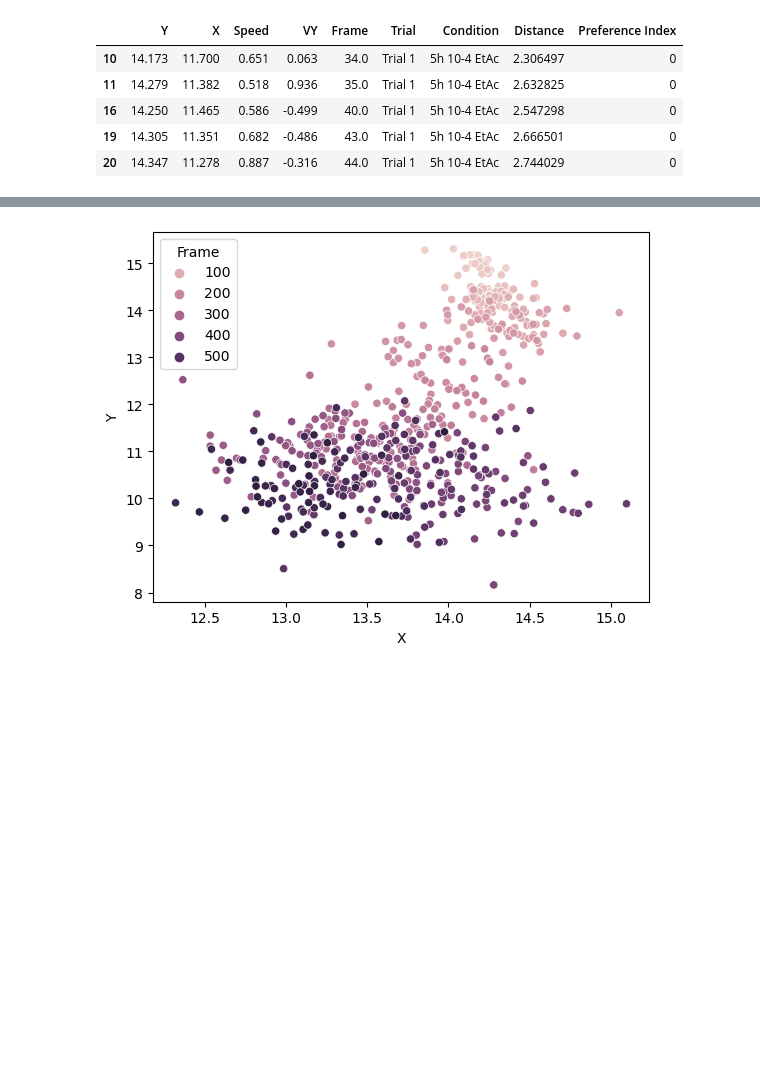
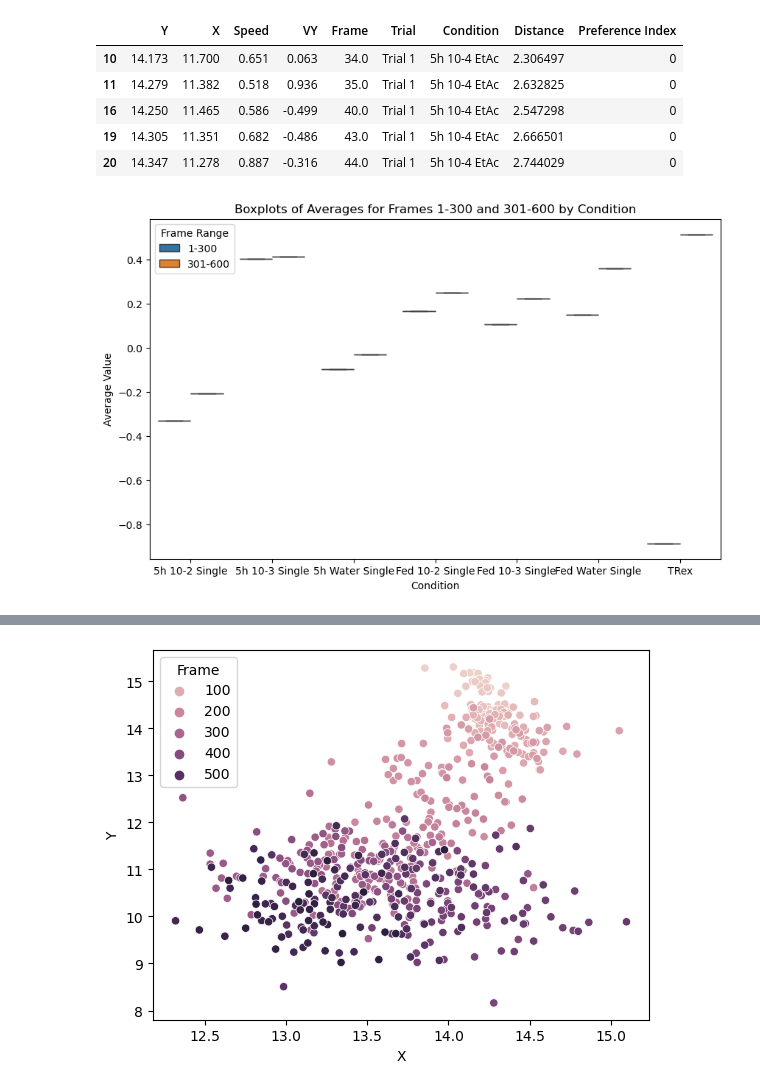
Before and after one commit to HariPNarayanan/larva-locater, a Jupyter notebook: Hard Save - PEP 8/Preference Index - PEP 8.ipynb, the cells around one changed output, grey strips where cells are left out. Drawn from its saved outputs; the diff is of its cells as text; code cells hidden in the pictures; blank space fills up the shorter version.

```diff
--- a/Hard Save - PEP 8/Preference Index - PEP 8.ipynb
+++ b/Hard Save - PEP 8/Preference Index - PEP 8.ipynb
@@ -236,3 +243,23 @@ primary_df.head()
 | 16 | 14.250 | 11.465 | 0.586 | -0.499 | 40.0 | Trial 1 | 5h 10-4 EtAc | 2.547298 | 0 |
 | 19 | 14.305 | 11.351 | 0.682 | -0.486 | 43.0 | Trial 1 | 5h 10-4 EtAc | 2.666501 | 0 |
 | 20 | 14.347 | 11.278 | 0.887 | -0.316 | 44.0 | Trial 1 | 5h 10-4 EtAc | 2.744029 | 0 |
+# %%
+# Calculate the average for frames 1-300 and 301-600 for each condition
+primary_df['Frame_Range'] = pd.cut(primary_df['Frame'], bins=[0, 300, 600], labels=['1-300', '301-600'])
+
+# Group by 'Condition' and 'Frame_Range' to get the mean for each range
+df_avg = primary_df.groupby(['Condition', 'Frame_Range'])['Preference Index'].mean().reset_index()
+
+# Rename 'Value' to 'Average' for clarity
+df_avg.rename(columns={'Preference Index': 'Average'}, inplace=True)
+
+# Plot using seaborn
+plt.figure(figsize=(10, 6))
+sbs.boxplot(data=df_avg, x='Condition', y='Average', hue='Frame_Range')
+plt.title('Boxplots of Averages for Frames 1-300 and 301-600 by Condition')
+plt.xlabel('Condition')
+plt.ylabel('Average Value')
+plt.legend(title='Frame Range')
+plt.show()
+# %% [output]
+[figure, added]
```
Also changed, not shown: parts of 12 cells of this notebook.
